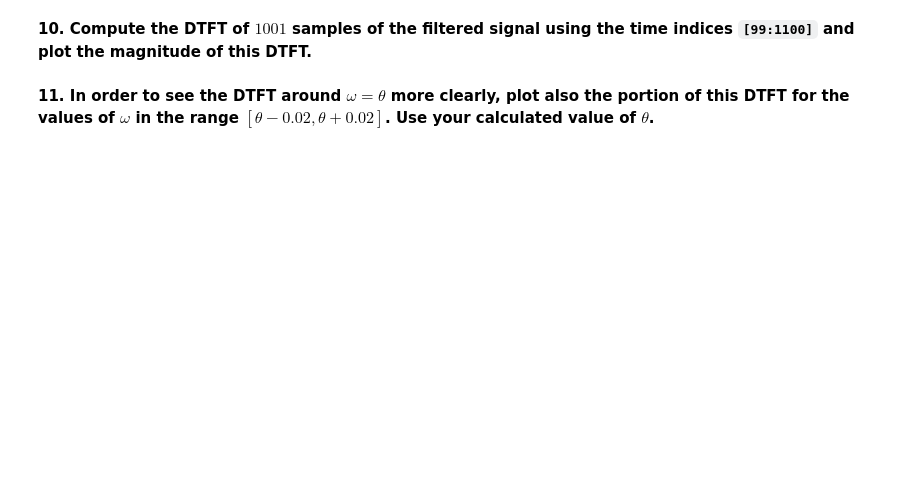
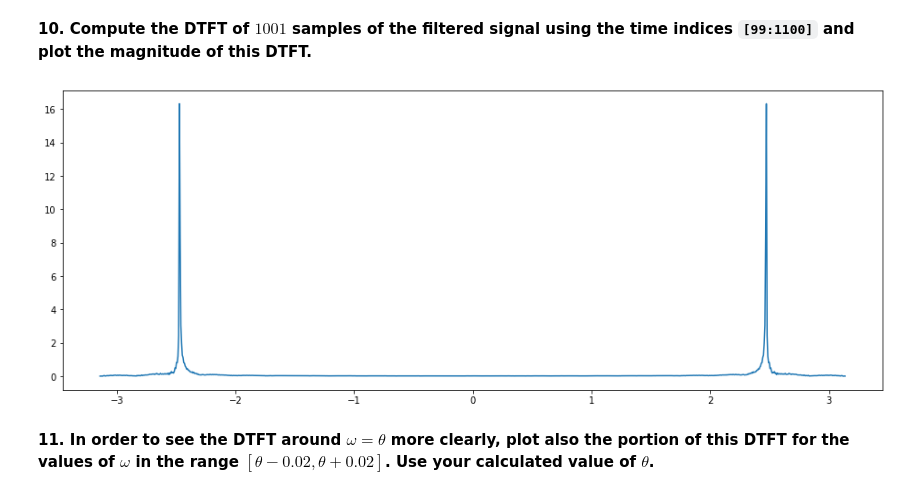
Before and after one commit to cdavin2/dsp_lab05a, a Jupyter notebook: lab05a_final_report.ipynb, the cells around one changed output. Drawn from its saved outputs; the diff is of its cells as text; code cells hidden in the pictures; blank space fills up the shorter version.

```diff
--- a/lab05a_final_report.ipynb
+++ b/lab05a_final_report.ipynb
@@ -322,2 +312,10 @@ insert your answer here
+# %%
+# insert your code here
+X, w = DTFT(pcm_IIR[99:1100], 1001)
+
+plt.plot(w, np.abs(X))
+plt.show()
+# %% [output]
+[figure, added]
 # %% [markdown]
 **11. In order to see the DTFT around $\omega = \theta$ more clearly, plot also the portion of this DTFT for the values of $\omega$ in the range $[\theta − 0.02, \theta + 0.02]$. Use your calculated value of $\theta$.**
```
Also changed, not shown: parts of 29 cells of this notebook.
